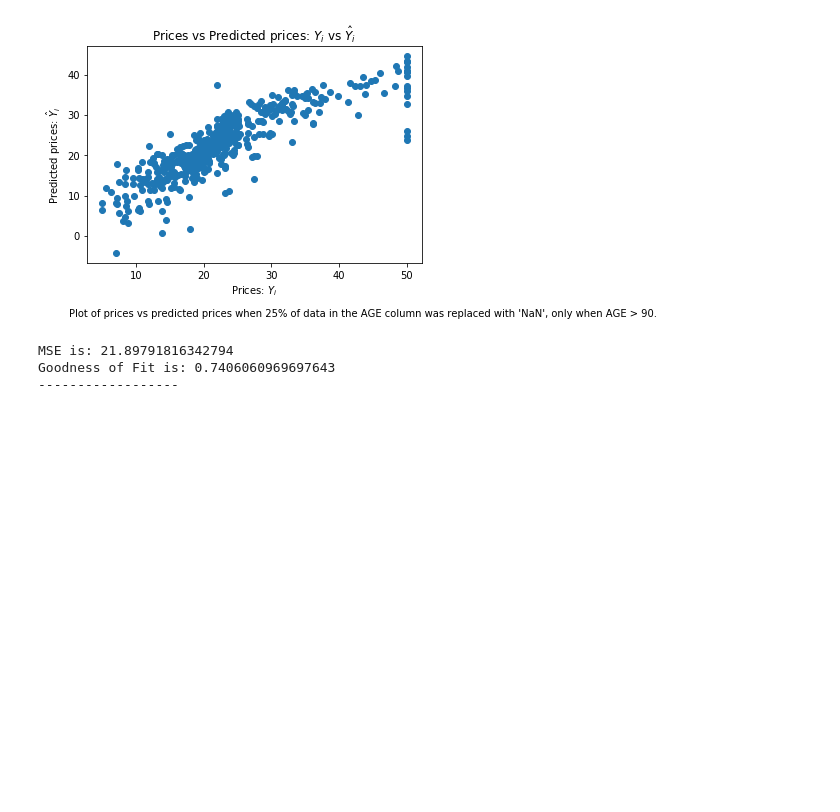
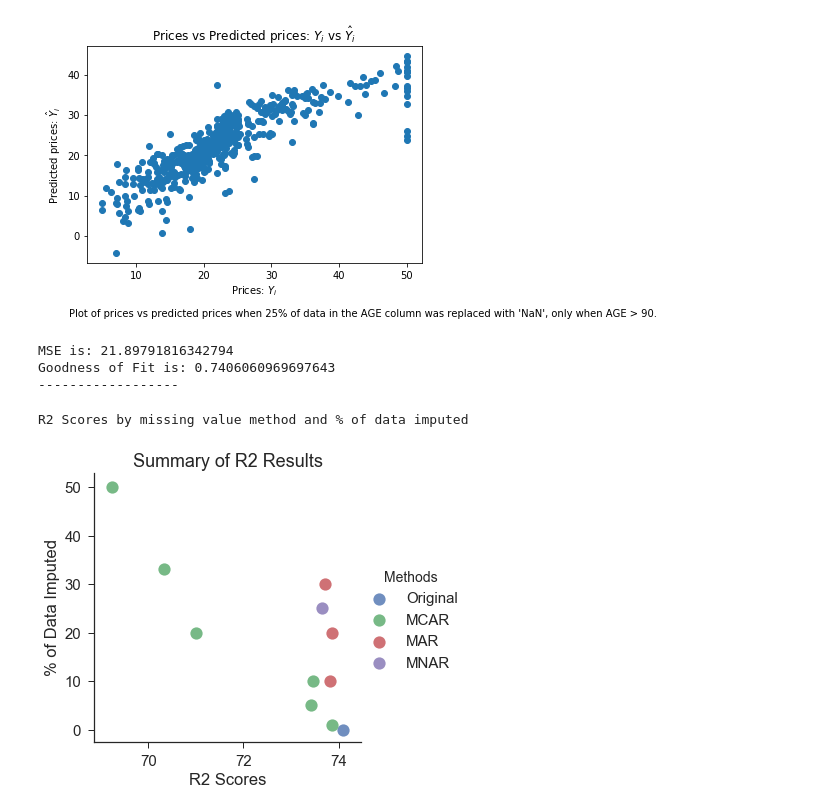
Before and after one commit to anhainguyen82/7333_QTW, a Jupyter notebook: Case_Study_10/AHo_ANguyen_JPafford_Case_Study_10.ipynb, the cells around one changed output. Cells and saved outputs as stored; diff of their text form; code cells hidden in the pictures; blank space fills up the shorter version.

```diff
--- a/Case_Study_10/AHo_ANguyen_JPafford_Case_Study_10.ipynb
+++ b/Case_Study_10/AHo_ANguyen_JPafford_Case_Study_10.ipynb
@@ -388,3 +399,27 @@ Missing observations were replaced with the mean of the column, 59
 MSE is: 21.89791816342794
 Goodness of Fit is: 0.7406060969697643
 ------------------
+# %%
+# Creating Summary Plot
+
+import seaborn as sns; sns.set()
+import matplotlib.pyplot as plt
+import pandas as pd
+
+df=pd.DataFrame()
+df['y']=(0,1,5,10,20,33,50,10,20,30,25)
+df['x']=(74.10, 73.87,73.43,73.47,71.00,70.33,69.24,73.81,73.86,73.72,73.66)
+df['Methods']=("Original","MCAR","MCAR","MCAR","MCAR","MCAR","MCAR","MAR","MAR","MAR","MNAR")
+
+sns.set_context("notebook", font_scale=1.5)
+sns.set_style("ticks")
+
+sns.lmplot('x', 'y', data=df, fit_reg=False, hue='Methods', scatter_kws={"marker":"D", "s":150})
+
+plt.title('Summary of R2 Results')
+plt.xlabel('R2 Scores')
+plt.ylabel('% of Data Imputed')
+print ("R2 Scores by missing value method and % of data imputed")
+# %% [output]
+R2 Scores by missing value method and % of data imputed
+[figure, added]
```
Also changed, not shown: parts of 2 cells of this notebook.
